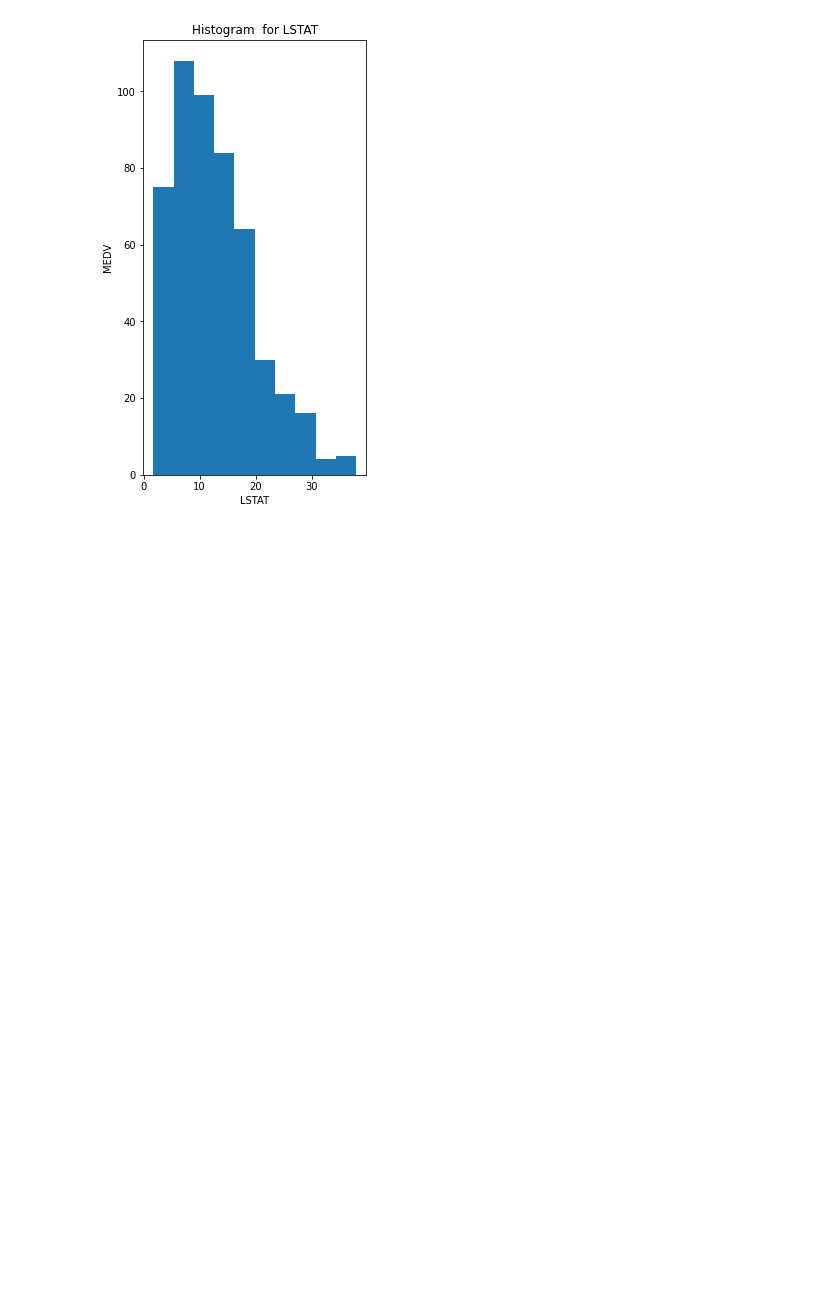
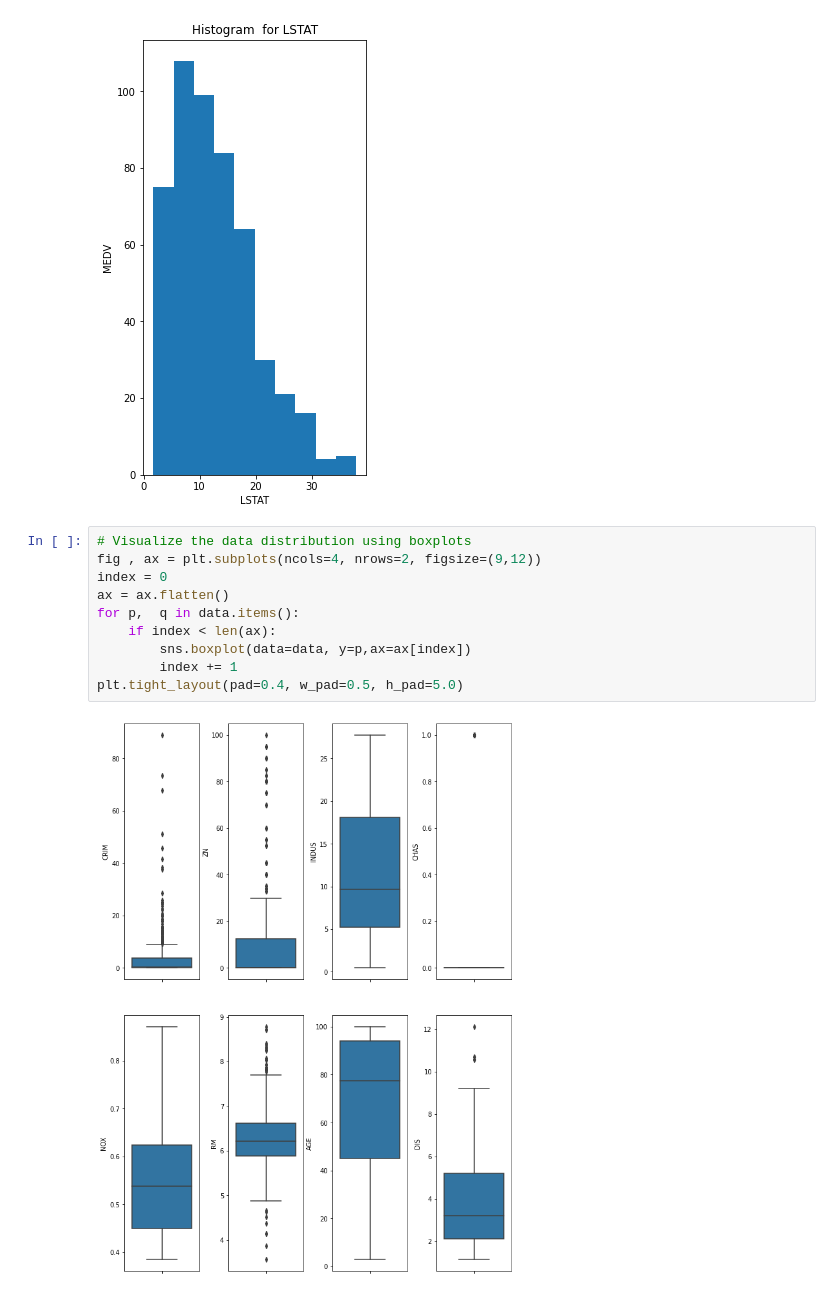
Before and after one commit to DanielPopoola/data-science-projects, a Jupyter notebook: Boston-House-Prices.ipynb, the cells around one changed output. Cells and saved outputs as stored; diff of their text form; blank space fills up the shorter version.

Commit message:
Added extra visuals and algos

```diff
--- a/Boston-House-Prices.ipynb
+++ b/Boston-House-Prices.ipynb
@@ -81,3 +82,15 @@ for col in features:
 [figure]
 [figure]
 [figure]
+# %%
+# Visualize the data distribution using boxplots
+fig , ax = plt.subplots(ncols=4, nrows=2, figsize=(9,12))
+index = 0
+ax = ax.flatten()
+for p,  q in data.items():
+    if index < len(ax):
+        sns.boxplot(data=data, y=p,ax=ax[index])
+        index += 1
+plt.tight_layout(pad=0.4, w_pad=0.5, h_pad=5.0)
+# %% [output]
+[figure, added]
```
Also changed, not shown: parts of 3 cells of this notebook.
